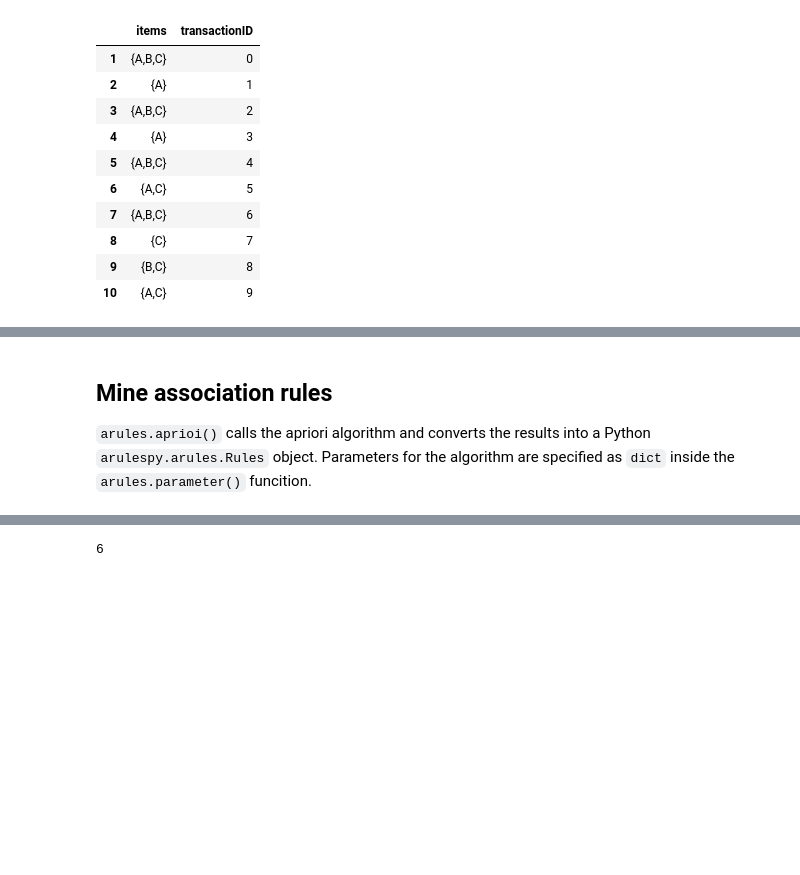
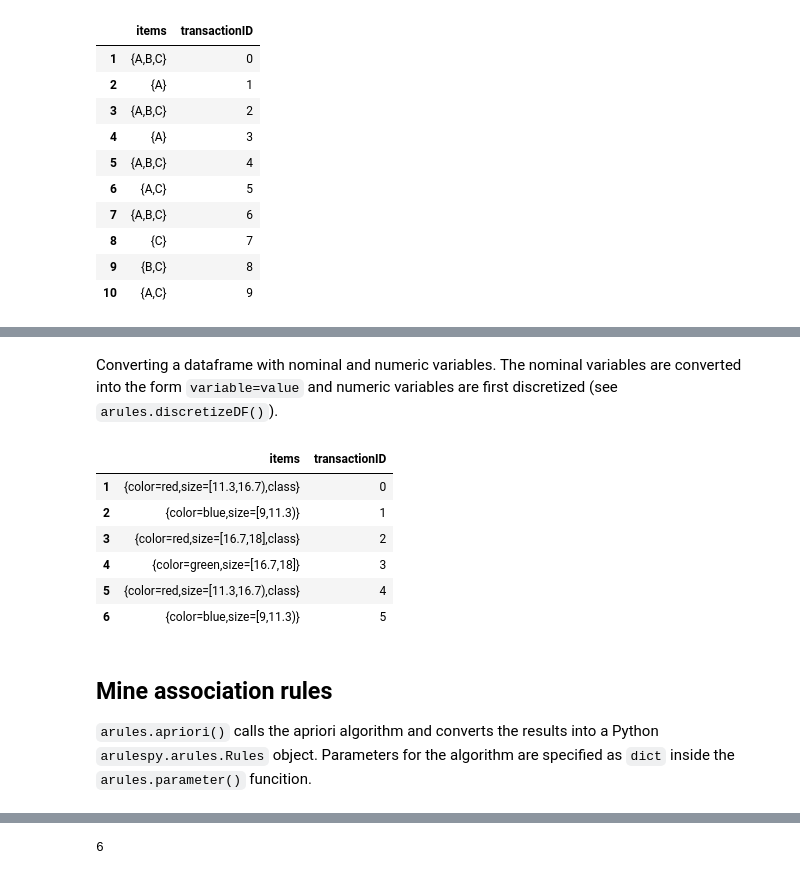
Before and after one commit to mhahsler/arulespy, a Jupyter notebook: howto.ipynb, the cells around one changed output, grey strips where cells are left out. Saved outputs shown, nothing was run; the diff lists cells and outputs as text; code cells hidden in the pictures; blank space fills up the shorter version.

```diff
--- a/howto.ipynb
+++ b/howto.ipynb
@@ -80,7 +96,32 @@ We can calculate item frequencies or remove duplicate transactions. All availabl
+# %% [markdown]
+Converting a dataframe with nominal and numeric variables. The nominal variables are converted into the form `variable=value` and
+numeric variables are first discretized (see `arules.discretizeDF()`).
+# %%
+df2 = pd.DataFrame (
+    [
+        ['red',  12, True],
+        ['blue', 10, False],
+        ['red',  18, True],
+        ['green',18, False],
+        ['red',  16, True],
+        ['blue',  9, False]
+    ],
+    columns=list(['color', 'size', 'class']))
+
+trans2 = arules.transactions(df2)
+trans2.as_df()
+# %% [output]
+|  | items | transactionID |
+| 1 | {color=red,size=[11.3,16.7),class} | 0 |
+| 2 | {color=blue,size=[9,11.3)} | 1 |
+| 3 | {color=red,size=[16.7,18],class} | 2 |
+| 4 | {color=green,size=[16.7,18]} | 3 |
+| 5 | {color=red,size=[11.3,16.7),class} | 4 |
+| 6 | {color=blue,size=[9,11.3)} | 5 |
 # %% [markdown]
 ## Mine association rules
 
-`arules.aprioi()` calls the apriori algorithm and converts the results into a Python `arulespy.arules.Rules` object. Parameters for the algorithm
+`arules.apriori()` calls the apriori algorithm and converts the results into a Python `arulespy.arules.Rules` object. Parameters for the algorithm
 are specified as `dict` inside the `arules.parameter()` funcition.
 # %%
 rules = arules.apriori(trans,
```
Also changed, not shown: parts of 29 cells of this notebook, 3 other files.
